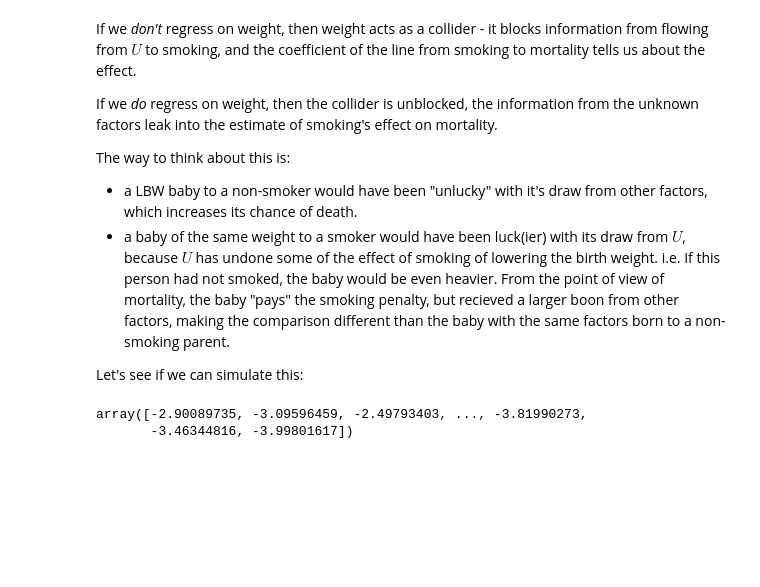
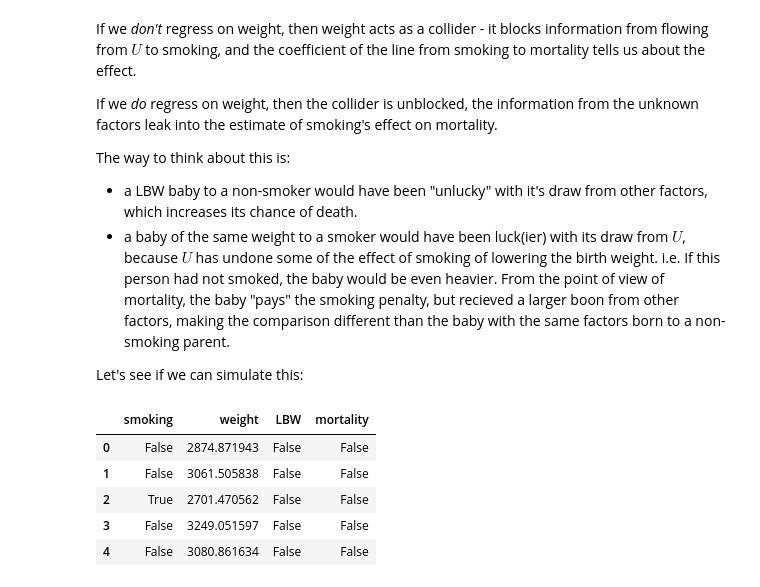
Before and after one commit to kiwidamien/causal, a Jupyter notebook: simpson/week2_low_birth_weight.ipynb, the cells around one changed output. Saved outputs shown, nothing was run; the diff lists cells and outputs as text; code cells hidden in the pictures; blank space fills up the shorter version.

```diff
--- a/simpson/week2_low_birth_weight.ipynb
+++ b/simpson/week2_low_birth_weight.ipynb
@@ -157,10 +159,14 @@ logit = (U + Smoking_effect)/500 - 3.5
 
 probs = 1/(1 + np.exp(-logit))
 mortality = (np.random.random(size=N) < probs)
-# %%
-logit
-# %% [output]
-array([-2.90089735, -3.09596459, -2.49793403, ..., -3.81990273,
-       -3.46344816, -3.99801617])
 # %%
 df = pd.DataFrame({'smoking': Smoking, 'weight': weight, 'LBW': LBW, 'mortality': mortality})
+
+df.head()
+# %% [output]
+|  | smoking | weight | LBW | mortality |
+| 0 | False | 2874.871943 | False | False |
+| 1 | False | 3061.505838 | False | False |
+| 2 | True | 2701.470562 | False | False |
+| 3 | False | 3249.051597 | False | False |
+| 4 | False | 3080.861634 | False | False |
```
Also changed, not shown: parts of 13 cells of this notebook, 1 other file.
